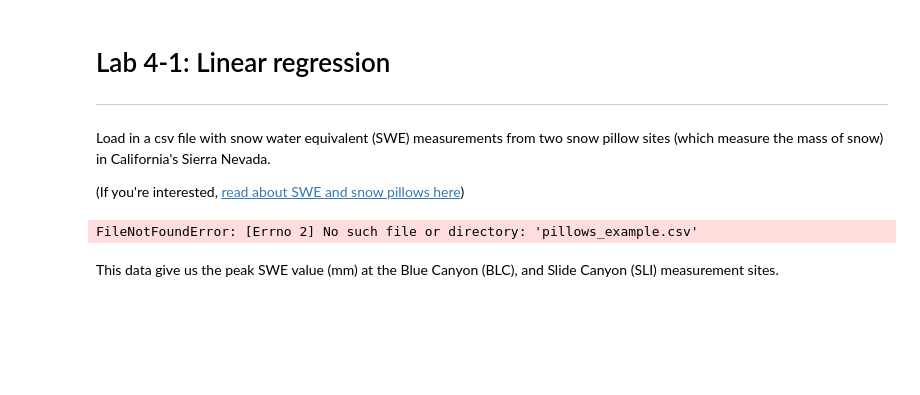
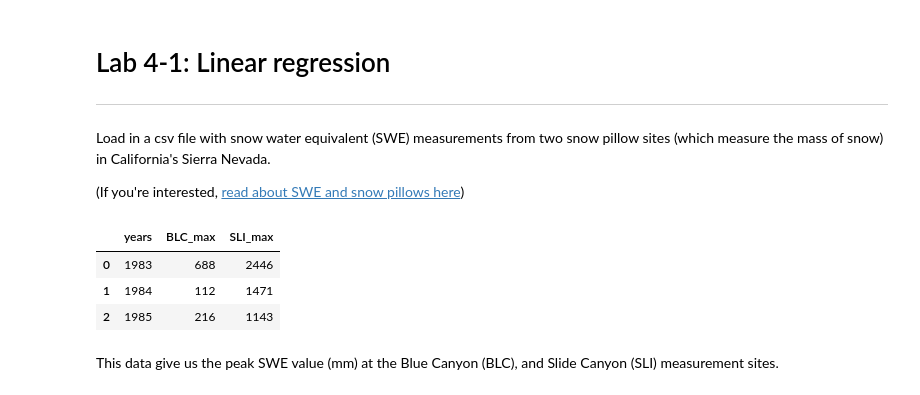
Before and after one commit to Mountain-Hydrology-Research-Group/data-analysis, a Jupyter notebook: modules/lab4/lab4-1.ipynb, the cells around one changed output. Saved outputs shown, nothing was run; the diff lists cells and outputs as text; code cells hidden in the pictures; blank space fills up the shorter version.

```diff
--- a/modules/lab4/lab4-1.ipynb
+++ b/modules/lab4/lab4-1.ipynb
@@ -13,11 +13,14 @@ Load in a csv file with snow water equivalent (SWE) measurements from two snow p
 
 (If you're interested, [read about SWE and snow pillows here](https://www.nrcs.usda.gov/wps/portal/nrcs/detail/null/?cid=nrcseprd1314833))
 # %%
-data = pd.read_csv('pillows_example.csv')
+data = pd.read_csv('../data/pillows_example.csv')
 
 data.head(3)
 # %% [output]
-FileNotFoundError: [Errno 2] No such file or directory: 'pillows_example.csv'
+|  | years | BLC_max | SLI_max |
+| 0 | 1983 | 688 | 2446 |
+| 1 | 1984 | 112 | 1471 |
+| 2 | 1985 | 216 | 1143 |
 # %% [markdown]
 This data give us the peak SWE value (mm) at the Blue Canyon (BLC), and Slide Canyon (SLI) measurement sites.
 # %% [markdown]
```
Also changed, not shown: parts of 17 cells of this notebook.
